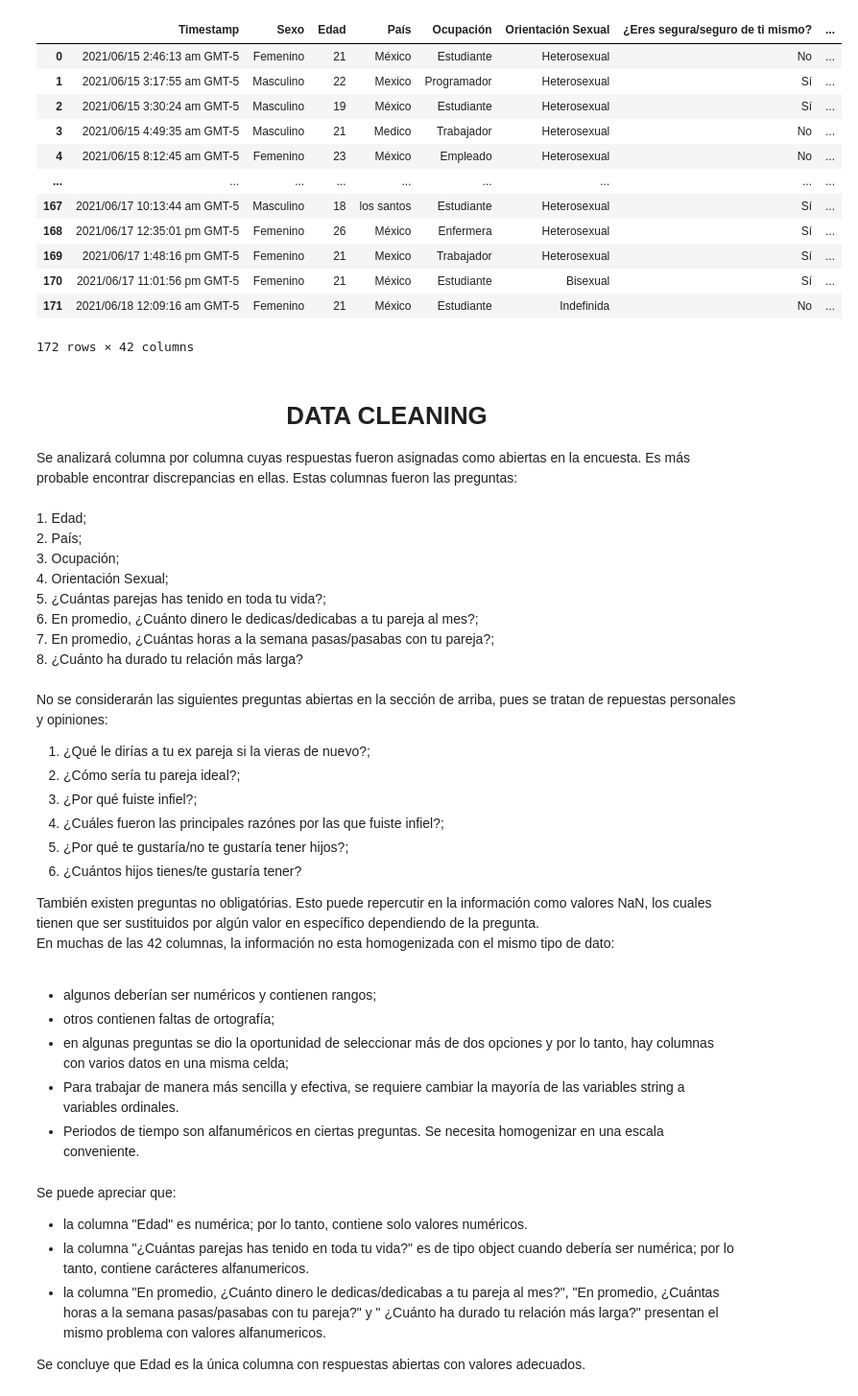
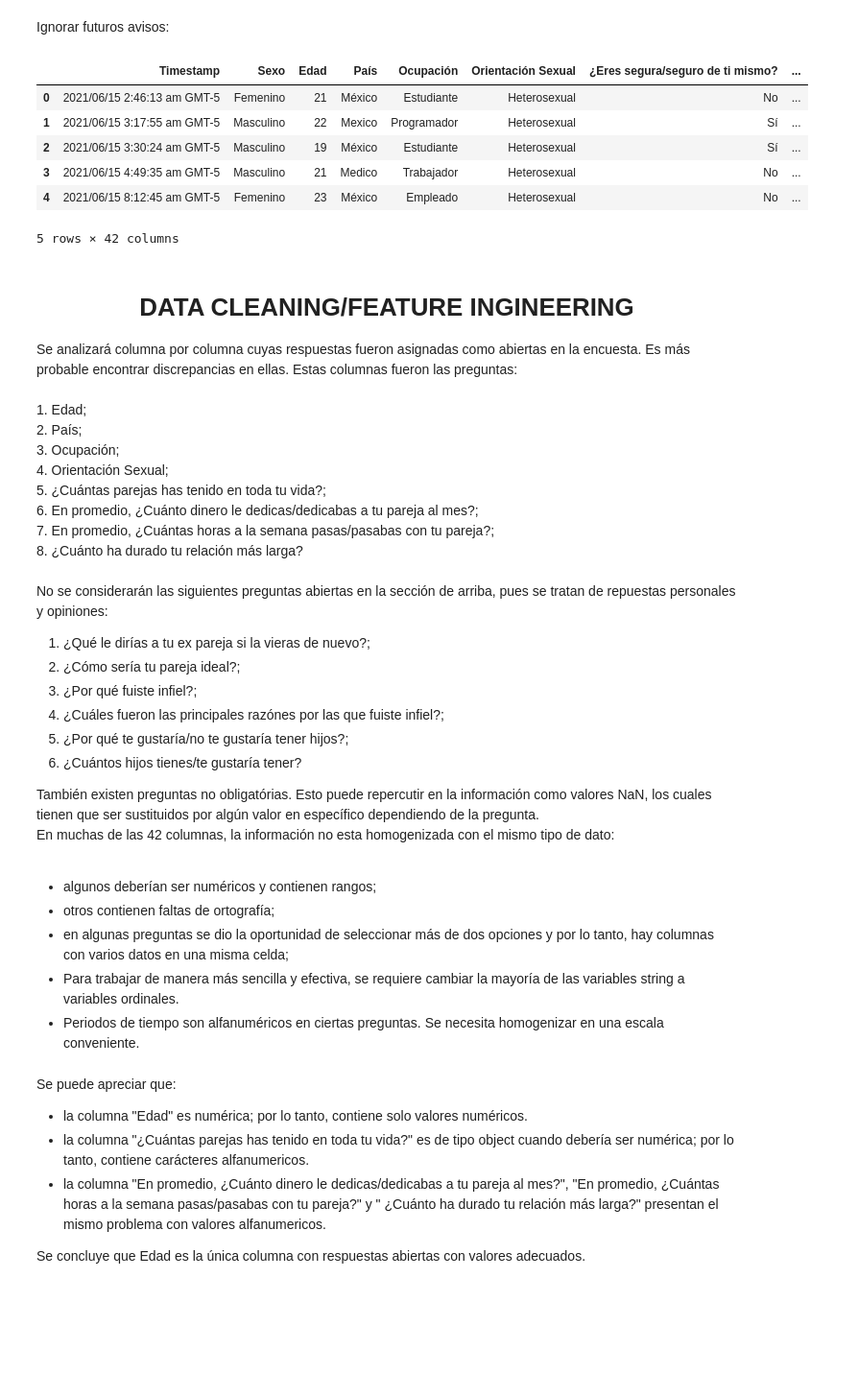
Before and after one commit to FisherPearson/Dependencia-Emocional, a Jupyter notebook: Dependencia Emocional.ipynb, the cells around one changed output. Shown at 96% size. Cells and saved outputs as stored; diff of their text form; code cells hidden in the pictures; blank space fills up the shorter version.

```diff
--- a/Dependencia Emocional.ipynb
+++ b/Dependencia Emocional.ipynb
@@ -9,0 +12,2 @@ import statistics as stat
+# %% [markdown]
+Ignorar futuros avisos:
@@ -10,22 +16,16 @@ import statistics as stat
 # %%
 df = pd.read_csv("DEPENDENCIA EMOCIONAL.csv")
-df
+df.head(5)
 # %% [output]
 |  | Timestamp | Sexo | Edad | País | Ocupación | Orientación Sexual | ¿Eres segura/seguro de ti mismo? | ... |
 | 0 | 2021/06/15 2:46:13 am GMT-5 | Femenino | 21 | México | Estudiante | Heterosexual | No | ... |
 | 1 | 2021/06/15 3:17:55 am GMT-5 | Masculino | 22 | Mexico | Programador | Heterosexual | Sí | ... |
 | 2 | 2021/06/15 3:30:24 am GMT-5 | Masculino | 19 | México | Estudiante | Heterosexual | Sí | ... |
 | 3 | 2021/06/15 4:49:35 am GMT-5 | Masculino | 21 | Medico | Trabajador | Heterosexual | No | ... |
 | 4 | 2021/06/15 8:12:45 am GMT-5 | Femenino | 23 | México | Empleado | Heterosexual | No | ... |
-| ... | ... | ... | ... | ... | ... | ... | ... | ... |
-| 167 | 2021/06/17 10:13:44 am GMT-5 | Masculino | 18 | los santos | Estudiante | Heterosexual | Sí | ... |
-| 168 | 2021/06/17 12:35:01 pm GMT-5 | Femenino | 26 | México | Enfermera | Heterosexual | Sí | ... |
-| 169 | 2021/06/17 1:48:16 pm GMT-5 | Femenino | 21 | Mexico | Trabajador | Heterosexual | Sí | ... |
-| 170 | 2021/06/17 11:01:56 pm GMT-5 | Femenino | 21 | México | Estudiante | Bisexual | Sí | ... |
-| 171 | 2021/06/18 12:09:16 am GMT-5 | Femenino | 21 | México | Estudiante | Indefinida | No | ... |
-172 rows × 42 columns
+5 rows × 42 columns
 # %% [markdown]
-<h1><center>DATA CLEANING</center></h1>
+<h1><center>DATA CLEANING/FEATURE INGINEERING</center></h1>
 Se analizará columna por columna cuyas respuestas fueron asignadas como abiertas en la encuesta. Es más probable encontrar discrepancias en ellas. Estas columnas fueron las preguntas: <br><br>
 1. Edad; <br>
 2. País; <br>
```
Also changed, not shown: parts of 33 cells of this notebook.
